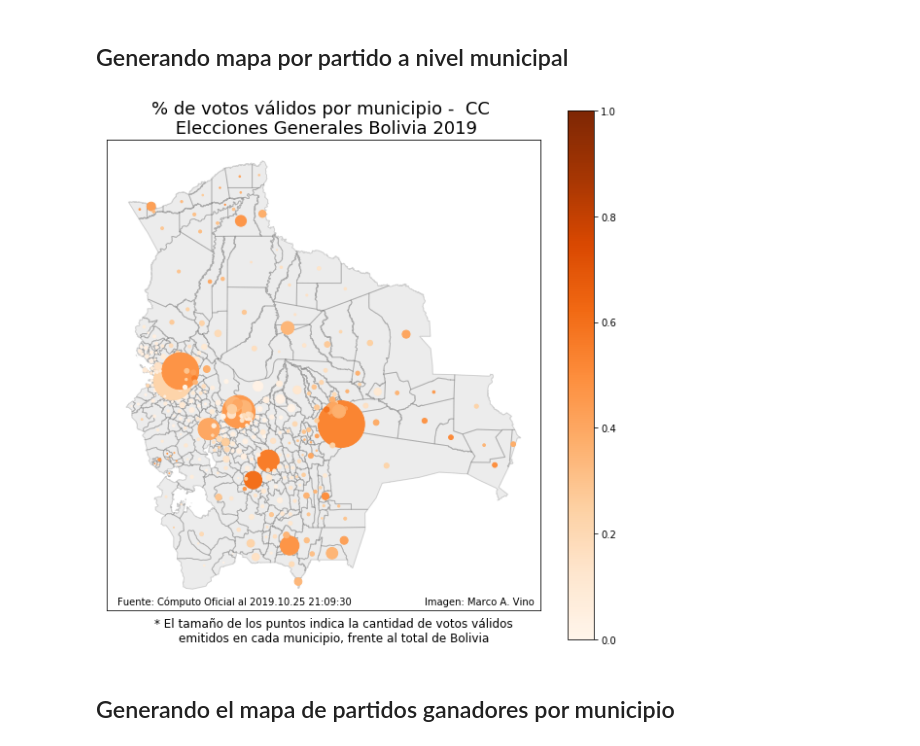
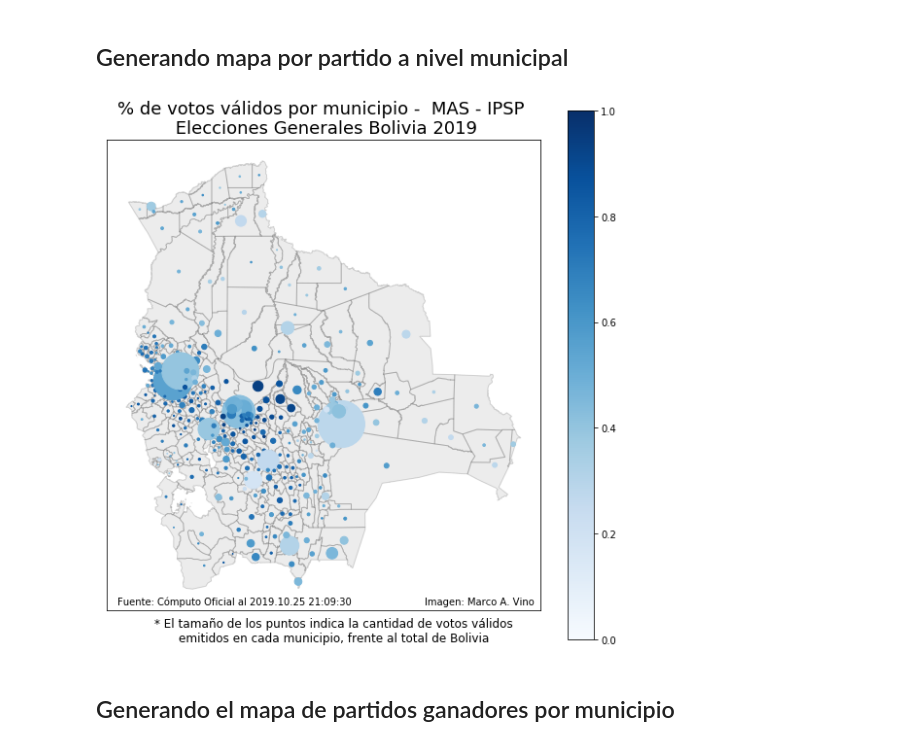
Before and after one commit to mavino4/MapaElectoralBolivia2019, a Jupyter notebook: Mapa por municipio.ipynb, the cells around one changed output. Saved outputs shown, nothing was run; the diff lists cells and outputs as text; code cells hidden in the pictures.

Commit message:
Actualización Imagenes

```diff
--- a/Mapa por municipio.ipynb
+++ b/Mapa por municipio.ipynb
@@ -55,8 +55,7 @@ actas = pd.read_excel("acta.2019.10.25.21.09.30.xlsx")
 actasPres = actas[actas.Elección == 'Presidente y Vicepresidente']
 
 actasPres["ValidosBienSumados"] = actasPres[['CC',
-       'FPV', 'MTS', 'UCS', 'MAS - IPSP', '21F', 'PDC', 'MNR', 'PAN-BOL',
-       'Blancos', 'Nulos']].sum(axis=1)
+       'FPV', 'MTS', 'UCS', 'MAS - IPSP', '21F', 'PDC', 'MNR', 'PAN-BOL']].sum(axis=1)
 
 VotosPorProvincias = actasPres.groupby(['País','Departamento',
                    'Provincia']).agg({"CC":"sum", 'MAS - IPSP':"sum",
@@ -332,30 +343,30 @@ for i in C.geometry:
 # %% [markdown]
 ## Generando mapa por partido a nivel municipal
 # %%
-partido = "CC"
+partido = "MAS - IPSP"
 ax = df_places.plot(color ="gray", alpha=0.15,edgecolor="black")
 
 plt.scatter(X_vec,       Y_vec,
             s= (C.ValidosBienSumados/sum(C.ValidosBienSumados) )*15000,
-            c=  C[partido]/C["ValidosBienSumados"], cmap = plt.cm.Oranges)
+            c=  C[partido]/C["ValidosBienSumados"], cmap = plt.cm.Blues)
 
 plt.xticks([])
 plt.yticks([])
 plt.colorbar()
 plt.clim(0,1)
 
 plt.title("% de votos válidos por municipio -  {} \n Elecciones Generales Bolivia 2019".format(partido), size=18)
 plt.figtext(0.45, 0.125, """ * El tamaño de los puntos indica la cantidad de votos válidos
 emitidos en cada municipio, frente al total de Bolivia""", wrap=True, horizontalalignment='center', fontsize=12)
 
 plt.figtext(0.14 ,0.175,"Fuente: Cómputo Oficial al 2019.10.25 21:09:30",  horizontalalignment='left', fontsize=10)
 
 plt.figtext(0.58 ,0.175,"Imagen: Marco A. Vino",  horizontalalignment='left', fontsize=10)
 
 
 plt.savefig("Partido_{}".format(partido), dpi=500)
 # %% [output]
-[figure, old version]
+[figure, new version]
 # %% [markdown]
 ## Generando el mapa de partidos ganadores por municipio
 # %%
```
Also changed, not shown: parts of 4 cells of this notebook, 5 other files.
